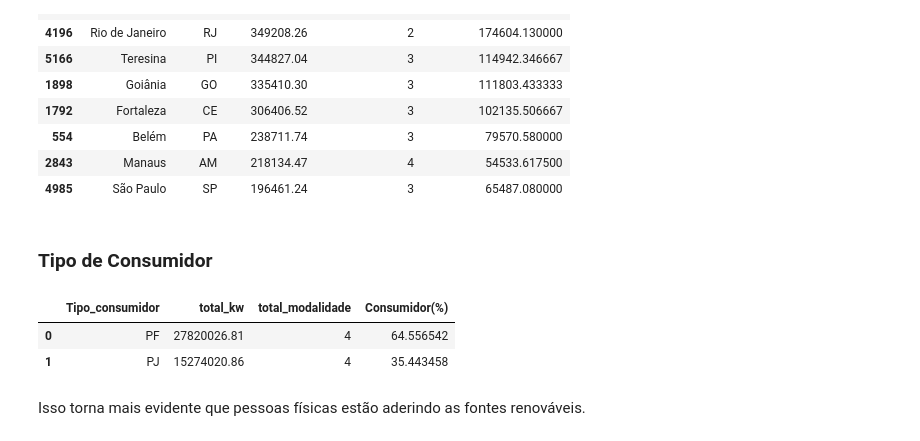
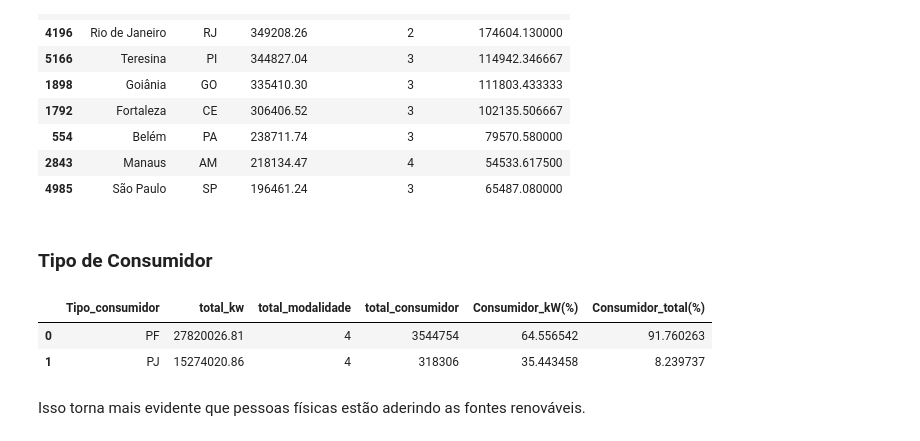
Before and after one commit to lannacassio/Fontes-Renovaveis-Aneel, a Jupyter notebook: Arquivo_Python/analise_aneel.ipynb, the cells around one changed output. Saved outputs shown, nothing was run; the diff lists cells and outputs as text; code cells hidden in the pictures.

```diff
--- a/Arquivo_Python/analise_aneel.ipynb
+++ b/Arquivo_Python/analise_aneel.ipynb
@@ -519,17 +523,18 @@ top_10.head(10)
 # %%
 consumidor = dados.groupby('Tipo_consumidor').agg(
     total_kw = ('kW_instalados', 'sum'),
-    total_modalidade = ('Modalidade', 'nunique')
+    total_modalidade = ('Modalidade', 'nunique'),
+    total_consumidor = ('Tipo_consumidor','count')
 ).reset_index()
 
 # Calcular % de kW por tipo de cliente
-consumidor['Consumidor(%)'] = (consumidor['total_kw'] / consumidor['total_kw'].sum()) *100
-
+consumidor['Consumidor_kW(%)'] = (consumidor['total_kw'] / consumidor['total_kw'].sum()) *100
+consumidor['Consumidor_total(%)'] = (consumidor['total_consumidor'] / consumidor['total_consumidor'].sum()) *100
 consumidor.head()
 # %% [output]
-|  | Tipo_consumidor | total_kw | total_modalidade | Consumidor(%) |
-| 0 | PF | 27820026.81 | 4 | 64.556542 |
-| 1 | PJ | 15274020.86 | 4 | 35.443458 |
+|  | Tipo_consumidor | total_kw | total_modalidade | total_consumidor | Consumidor_kW(%) | Consumidor_total(%) |
+| 0 | PF | 27820026.81 | 4 | 3544754 | 64.556542 | 91.760263 |
+| 1 | PJ | 15274020.86 | 4 | 318306 | 35.443458 | 8.239737 |
 # %% [markdown]
 Isso torna mais evidente que pessoas físicas estão aderindo as fontes renováveis.
 # %% [markdown]
```
Also changed, not shown: parts of 12 cells of this notebook.
